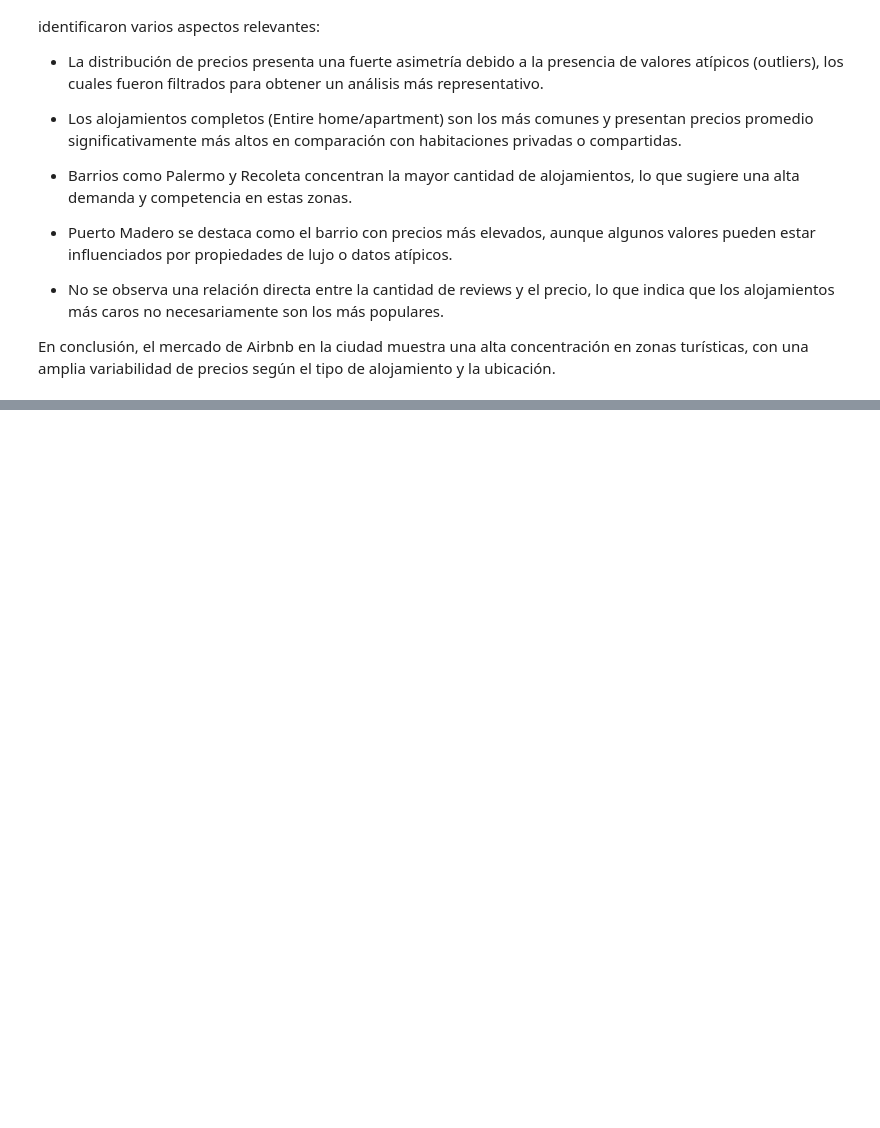
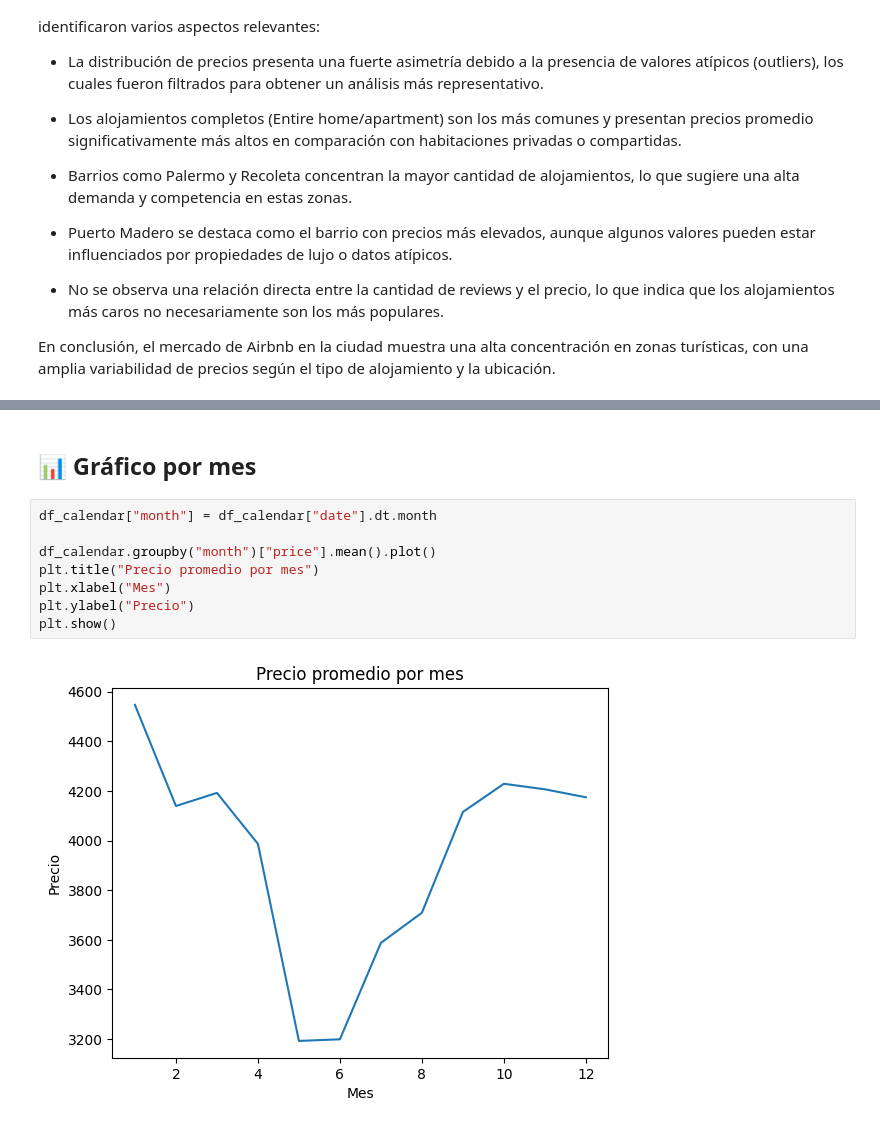
Before and after one commit to Agos282/airbnb-eda-buenos-aires, a Jupyter notebook: airbnb_eda_buenos_aires.ipynb, the cells around one changed output, grey strips where cells are left out. Drawn from its saved outputs; the diff is of its cells as text; blank space fills up the shorter version.

```diff
--- a/airbnb_eda_buenos_aires.ipynb
+++ b/airbnb_eda_buenos_aires.ipynb
@@ -504,0 +559,12 @@ En conclusión, el mercado de Airbnb en la ciudad muestra una alta concentració
+# %% [markdown]
+## 📊 Gráfico por mes
+# %%
+df_calendar["month"] = df_calendar["date"].dt.month
+
+df_calendar.groupby("month")["price"].mean().plot()
+plt.title("Precio promedio por mes")
+plt.xlabel("Mes")
+plt.ylabel("Precio")
+plt.show()
+# %% [output]
+[figure, added]
```
Also changed, not shown: parts of 33 cells of this notebook.
